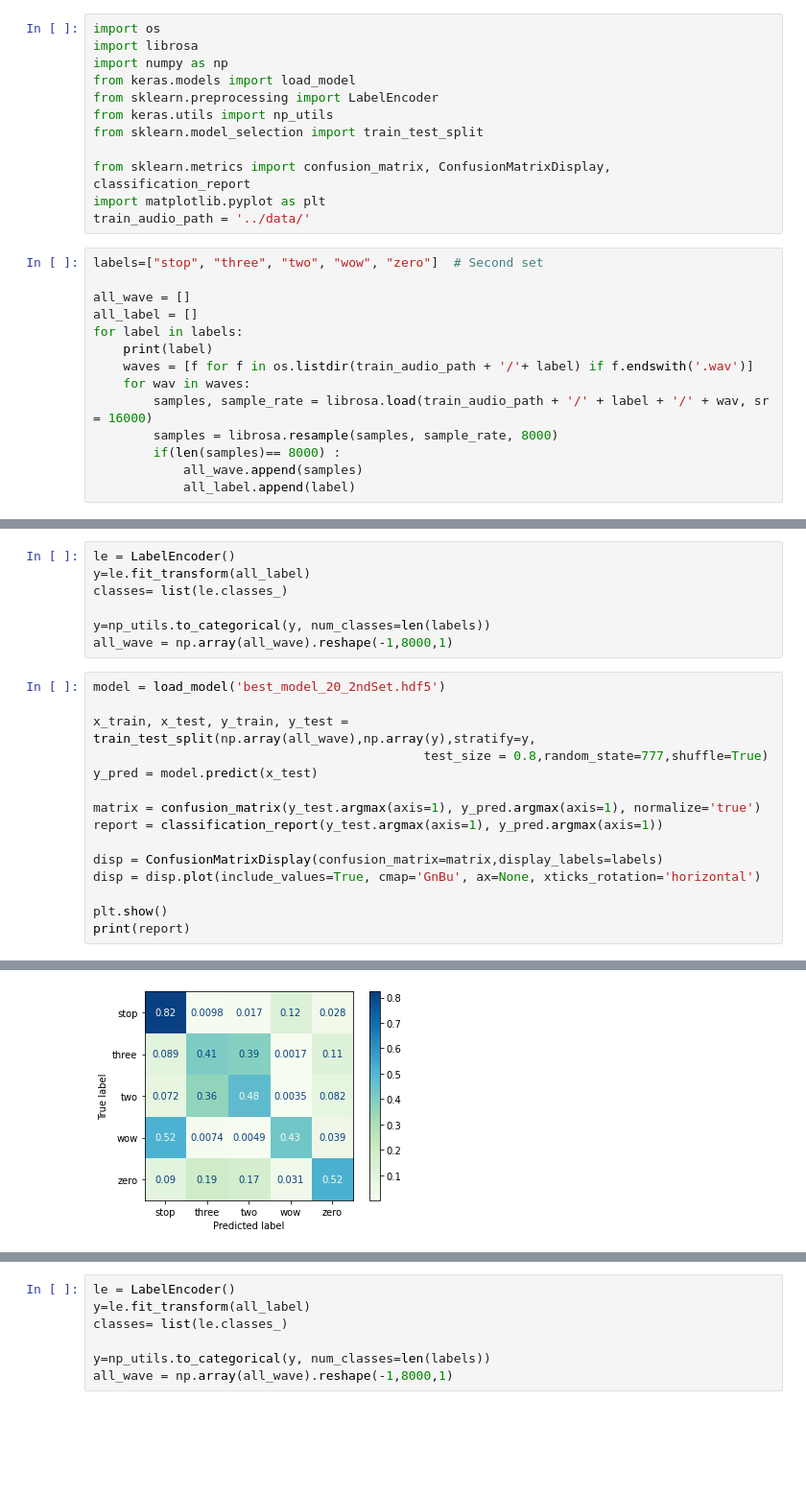
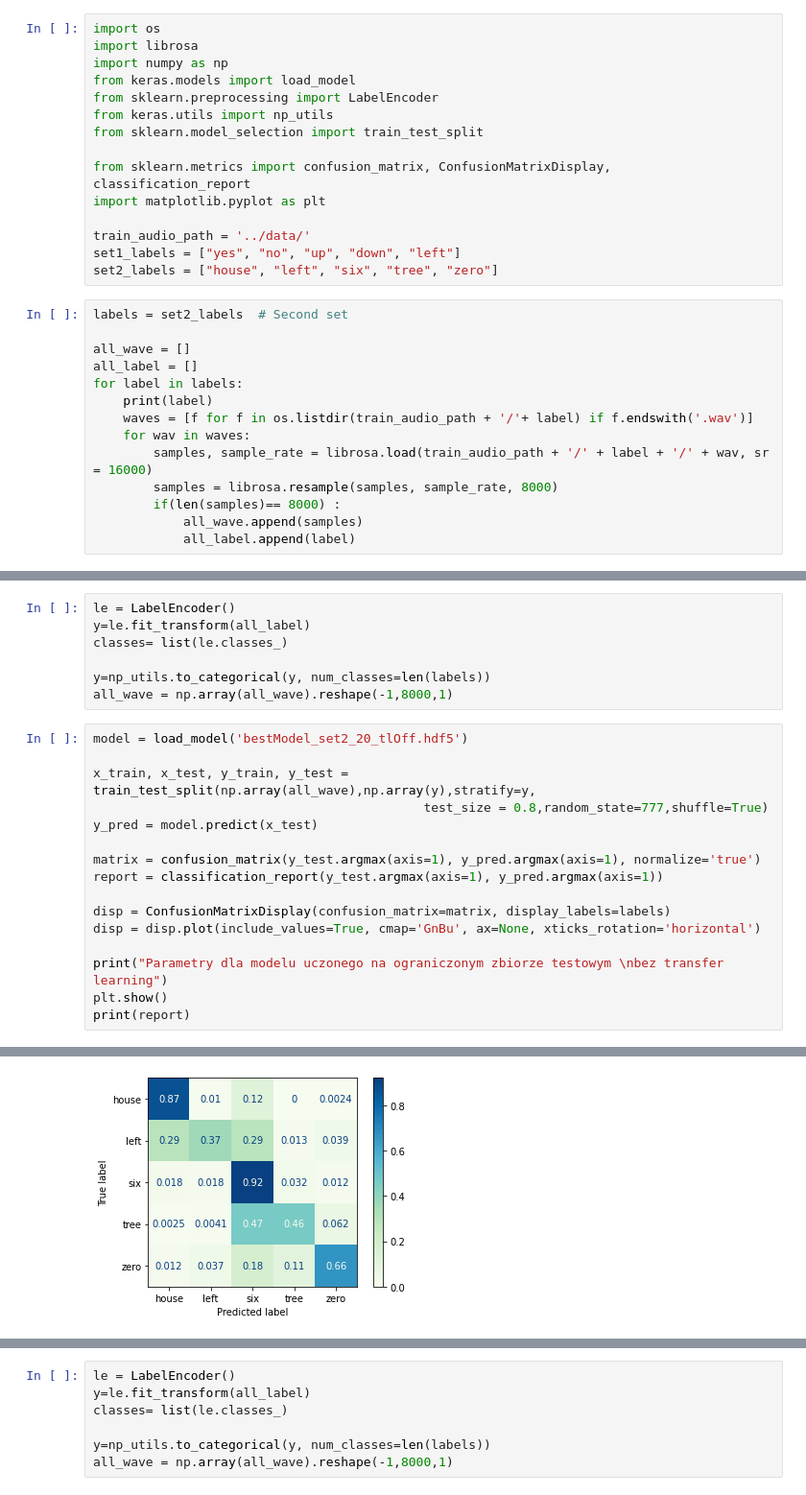
Before and after one commit to Porbi96/SG-AiR, a Jupyter notebook: lab34/ConfusionMatrix.ipynb, the cells around one changed output, grey strips where cells are left out. Shown: that part at 96% size. Drawn from its saved outputs; the diff is of its cells as text; blank space fills up the shorter version.

Commit message:
Clean up model files; update ConfusionMatrix.ipynb (change file names); finish transferLearning.ipynb (fix model making procedure)

```diff
--- a/lab34/ConfusionMatrix.ipynb
+++ b/lab34/ConfusionMatrix.ipynb
@@ -9,9 +9,12 @@ from sklearn.model_selection import train_test_split
 
 from sklearn.metrics import confusion_matrix, ConfusionMatrixDisplay, classification_report
 import matplotlib.pyplot as plt
+
 train_audio_path = '../data/'
+set1_labels = ["yes", "no", "up", "down", "left"]
+set2_labels = ["house", "left", "six", "tree", "zero"]
 # %%
-labels=["stop", "three", "two", "wow", "zero"]  # Second set
+labels = set2_labels  # Second set
 
 all_wave = []
 all_label = []
@@ -32,7 +41,7 @@ classes= list(le.classes_)
 y=np_utils.to_categorical(y, num_classes=len(labels))
 all_wave = np.array(all_wave).reshape(-1,8000,1)
 # %%
-model = load_model('best_model_20_2ndSet.hdf5')
+model = load_model('bestModel_set2_20_tlOff.hdf5')
 
 x_train, x_test, y_train, y_test = train_test_split(np.array(all_wave),np.array(y),stratify=y,
                                             test_size = 0.8,random_state=777,shuffle=True)
@@ -41,9 +50,10 @@ y_pred = model.predict(x_test)
 matrix = confusion_matrix(y_test.argmax(axis=1), y_pred.argmax(axis=1), normalize='true')
 report = classification_report(y_test.argmax(axis=1), y_pred.argmax(axis=1))
 
-disp = ConfusionMatrixDisplay(confusion_matrix=matrix,display_labels=labels)
+disp = ConfusionMatrixDisplay(confusion_matrix=matrix, display_labels=labels)
 disp = disp.plot(include_values=True, cmap='GnBu', ax=None, xticks_rotation='horizontal')
 
+print("Parametry dla modelu uczonego na ograniczonym zbiorze testowym \nbez transfer learning")
 plt.show()
 print(report)
 # %% [output]
@@ -50 +62 @@ print(report)
-[figure, old version]
+[figure, new version]
```
Also changed, not shown: parts of 8 cells of this notebook, 18 other files.
